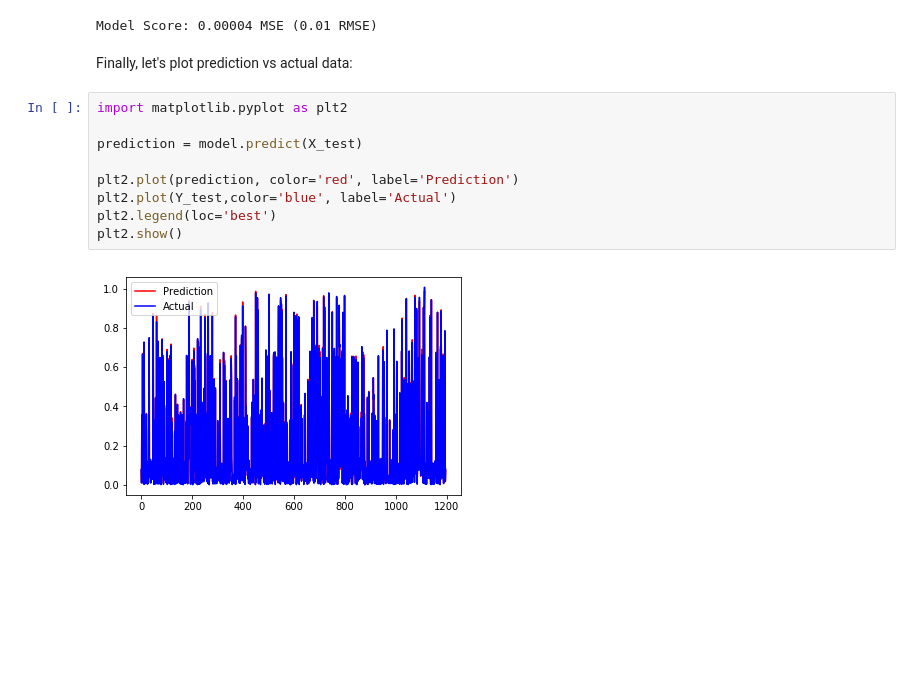
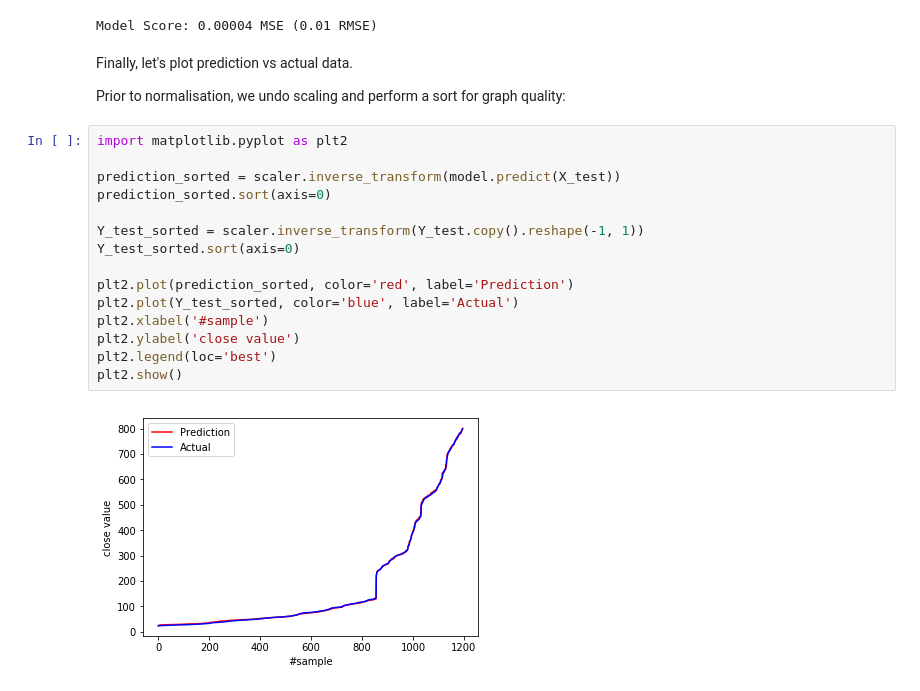
Before and after one commit to productml/blurr, a Jupyter notebook: docs/examples/nyse/nyse.ipynb, the cells around one changed output. Saved outputs shown, nothing was run; the diff lists cells and outputs as text; blank space fills up the shorter version.

Commit message:
fixed plotting

```diff
--- a/docs/examples/nyse/nyse.ipynb
+++ b/docs/examples/nyse/nyse.ipynb
@@ -301,15 +301,23 @@ print('Model Score: %.5f MSE (%.2f RMSE)' % (score[0], math.sqrt(score[0])))
 # %% [output]
 Model Score: 0.00004 MSE (0.01 RMSE)
 # %% [markdown]
-Finally, let's plot prediction vs actual data:
+Finally, let's plot prediction vs actual data.
+
+Prior to normalisation, we undo scaling and perform a sort for graph quality:
 # %%
 import matplotlib.pyplot as plt2
 
-prediction = model.predict(X_test)
+prediction_sorted = scaler.inverse_transform(model.predict(X_test))
+prediction_sorted.sort(axis=0)
 
-plt2.plot(prediction, color='red', label='Prediction')
-plt2.plot(Y_test,color='blue', label='Actual')
+Y_test_sorted = scaler.inverse_transform(Y_test.copy().reshape(-1, 1))
+Y_test_sorted.sort(axis=0)
+
+plt2.plot(prediction_sorted, color='red', label='Prediction')
+plt2.plot(Y_test_sorted, color='blue', label='Actual')
+plt2.xlabel('#sample')
+plt2.ylabel('close value')
 plt2.legend(loc='best')
 plt2.show()
 # %% [output]
-[figure, old version]
+[figure, new version]
```
Also changed, not shown: parts of 2 cells of this notebook.
